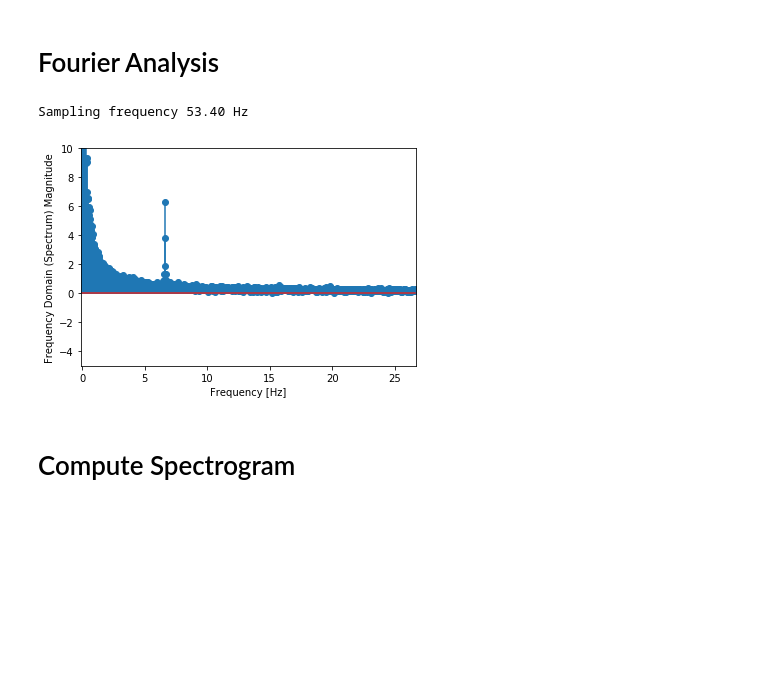
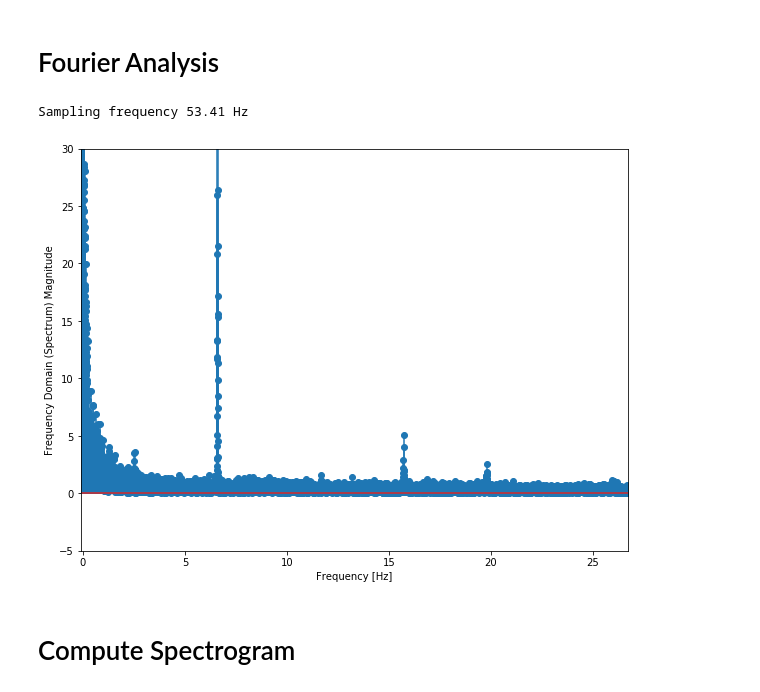
Before and after one commit to nih23/InfrasoundAnalysis, a Jupyter notebook: SpectralAnalysis.ipynb, the cells around one changed output. Saved outputs shown, nothing was run; the diff lists cells and outputs as text; code cells hidden in the pictures; blank space fills up the shorter version.

```diff
--- a/SpectralAnalysis.ipynb
+++ b/SpectralAnalysis.ipynb
@@ -22,5 +22,5 @@ plt.show()
 # %%
-cropIdx = np.argmin(np.abs(t - (20+t[0])))
+cropIdx = np.argmin(np.abs(t - (8+t[0])))
 # %%
 t = t[cropIdx:]
 Y = Y[cropIdx:]
@@ -44,23 +44,23 @@ Y_ed = f(t_ed)
 f_s = 1 / np.mean(np.diff(t_ed))
 print('Sampling frequency %.2f Hz' % (f_s))
 # %% [output]
-Sampling frequency 53.40 Hz
+Sampling frequency 53.41 Hz
 # %%
 X = np.fft.fft(Y_ed)
 # %%
 freqs = f_s * np.fft.fftfreq(len(Y_ed))
 # %%
-fig, ax = plt.subplots()
+fig, ax = plt.subplots(figsize=(9.8, 7.4))
 
 ax.stem(freqs, np.abs(X))
 ax.set_xlabel('Frequency [Hz]')
 ax.set_ylabel('Frequency Domain (Spectrum) Magnitude')
 ax.set_xlim(-0.1, f_s / 2)
-ax.set_ylim(-5, 10)
+ax.set_ylim(-5, 30)
 
 plt.show()
 # %% [output]
-[figure, old version]
+[figure, new version]
 # %% [markdown]
 # Compute Spectrogram
 # %%
```
Also changed, not shown: parts of 4 cells of this notebook.
